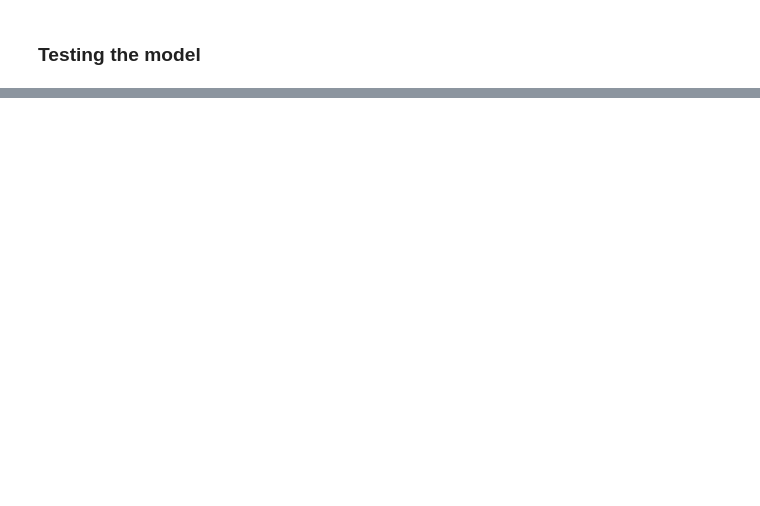
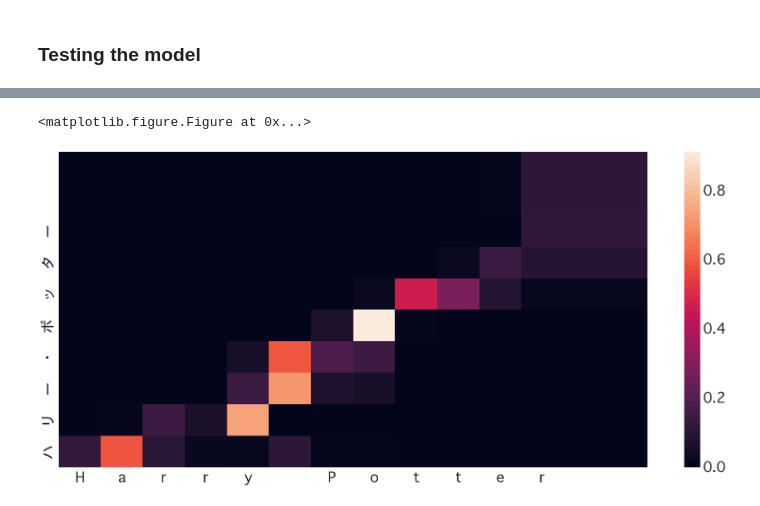
Before and after one commit to wanasit/katakana, a Jupyter notebook: notebooks/Attention-based Sequence-to-Sequence in Keras.ipynb, the cells around one changed output, grey strips where cells are left out. Saved outputs shown, nothing was run; the diff lists cells and outputs as text; code cells hidden in the pictures; blank space fills up the shorter version.

```diff
--- a/notebooks/Attention-based Sequence-to-Sequence in Keras.ipynb
+++ b/notebooks/Attention-based Sequence-to-Sequence in Keras.ipynb
@@ -271,0 +305,5 @@ plt.show()
+# %%
+visualize('Harry Potter')
+# %% [output]
+<matplotlib.figure.Figure at 0x...>
+[figure, added]
```
Also changed, not shown: parts of 18 cells of this notebook, 1 other file.
